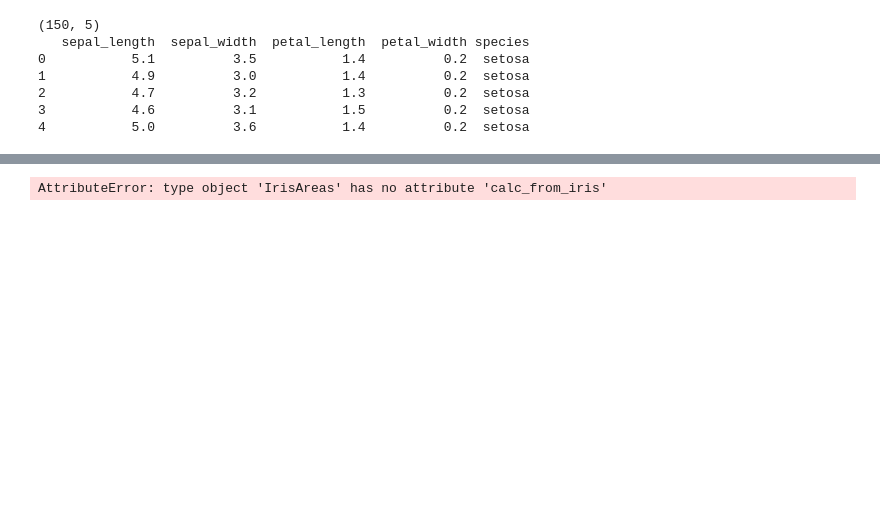
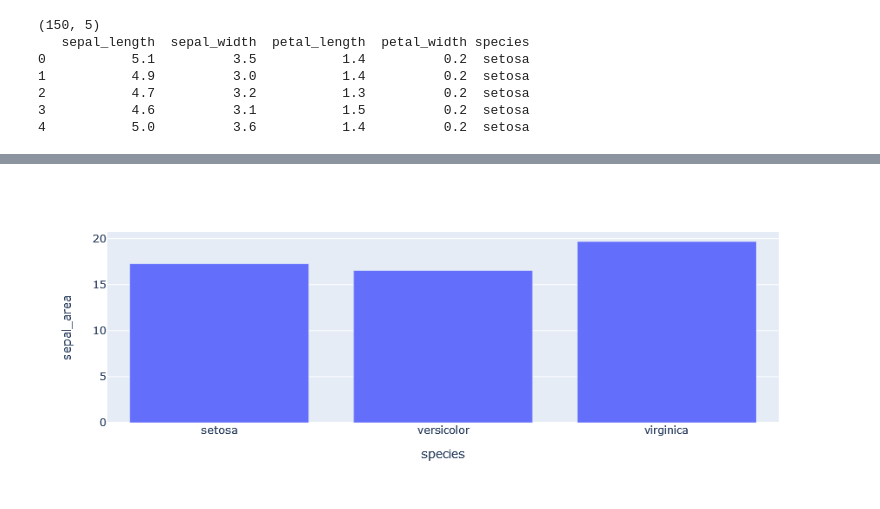
Before and after one commit to devincornell/devincornell.github.io, a Jupyter notebook: example_code/zen_of_data_science/zods2_dataframes.ipynb, the cells around one changed output, grey strips where cells are left out. Cells and saved outputs as stored; diff of their text form; code cells hidden in the pictures; blank space fills up the shorter version.

```diff
--- a/example_code/zen_of_data_science/zods2_dataframes.ipynb
+++ b/example_code/zen_of_data_science/zods2_dataframes.ipynb
@@ -73,8 +70,12 @@ class IrisArea:
     species: str
 
     @classmethod
-    def calc_from_iris(cls, iris: Iris):
-        return cls(iris.sepal_length * iris.sepal_width, iris.petal_length * iris.petal_width, iris.species)
+    def calc_from_iris(cls, iris: IrisEntry):
+        return cls(
+            sepal_area = iris.sepal_length * iris.sepal_width,
+            petal_area = iris.petal_length * iris.petal_width,
+            species = iris.species,
+        )
 
 class AverageIrisArea(IrisArea):
     pass
@@ -84,50 +85,47 @@ class Irises(typing.List[IrisEntry]):
     def from_iris_df(cls, iris_df: pd.DataFrame):
         return cls([IrisEntry.from_series(row) for ind, row in iris_df.iterrows()])
 
-    def calc_areas(self):
-        return IrisAreas.calc_from_iris(self)
-
-import statistics
 class IrisAreas(typing.List[IrisArea]):
     @classmethod
     def calc_from_irises(cls, irises: Irises):
-        return IrisAreas([IrisArea.calc_from_iris(ir) for ir in self])
+        return IrisAreas([IrisArea.calc_from_iris(ir) for ir in irises])
 
-    def average_by_species(self):
-        species_averages = list()
-        for species, areas in self.group_by_species.items():
-            species_averages.append(AverageIrisArea(
-                sepal_area = statistics.mean([ia.sepal_area for ia in self]),
-                petal_area = statistics.mean([ia.petal_area for ia in self]),
-                species = self[0].species,
-            ))
-        return species_averages
+    def average_by_species(self) -> typing.Dict[str, AverageIrisArea]:
+        return {spec: areas.average() for spec, areas in self.group_by_species().items()}
+
+    def average(self) -> AverageIrisArea:
+        return AverageIrisArea(
+            sepal_area = sum([ia.sepal_area for ia in self])/len(self),
+            petal_area = sum([ia.petal_area for ia in self])/len(self),
+            species = self[0].species,
+        )
 
     def group_by_species(self):
         species_areas: typing.Dict[str, IrisAreas] = dict()
-        for a in areas:
+        for a in self:
             species_areas.setdefault(a.species, self.__class__())
             species_areas[a.species].append(a)
         return species_areas
 
     def plot(self):
         return IrisAreaPlotter.from_area_averages(self.average_by_species())
 
 
 @dataclasses.dataclass
 class IrisAreaPlotter:
     iris_area_df: pd.DataFrame
 
     @classmethod
-    def from_area_averages(cls, areas: IrisAreas):
-        return cls(pd.DataFrame([dataclasses.asdict(av) for av in areas.average_by_species()]))
+    def from_area_averages(cls, area_by_species: typing.Dict[str, AverageIrisArea]):
+        df = pd.DataFrame([dataclasses.asdict(a) for a in area_by_species.values()])
+        return cls(df)
 
     def bar(self):
         return px.bar(self.iris_area_df, x='species', y='sepal_area')
 
 irises = Irises.from_iris_df(iris_df)
-iris_areas = irises.calc_areas()
-iris_plotter = iris_areas.plot()
+iris_areas = IrisAreas.calc_from_irises(irises)
+iris_plotter = IrisAreaPlotter.from_area_averages(iris_areas.average_by_species())
 iris_plotter.bar()
 # %% [output]
-AttributeError: type object 'IrisAreas' has no attribute 'calc_from_iris'
+[figure, added]
```
Also changed, not shown: parts of 6 cells of this notebook, 2 other files.
